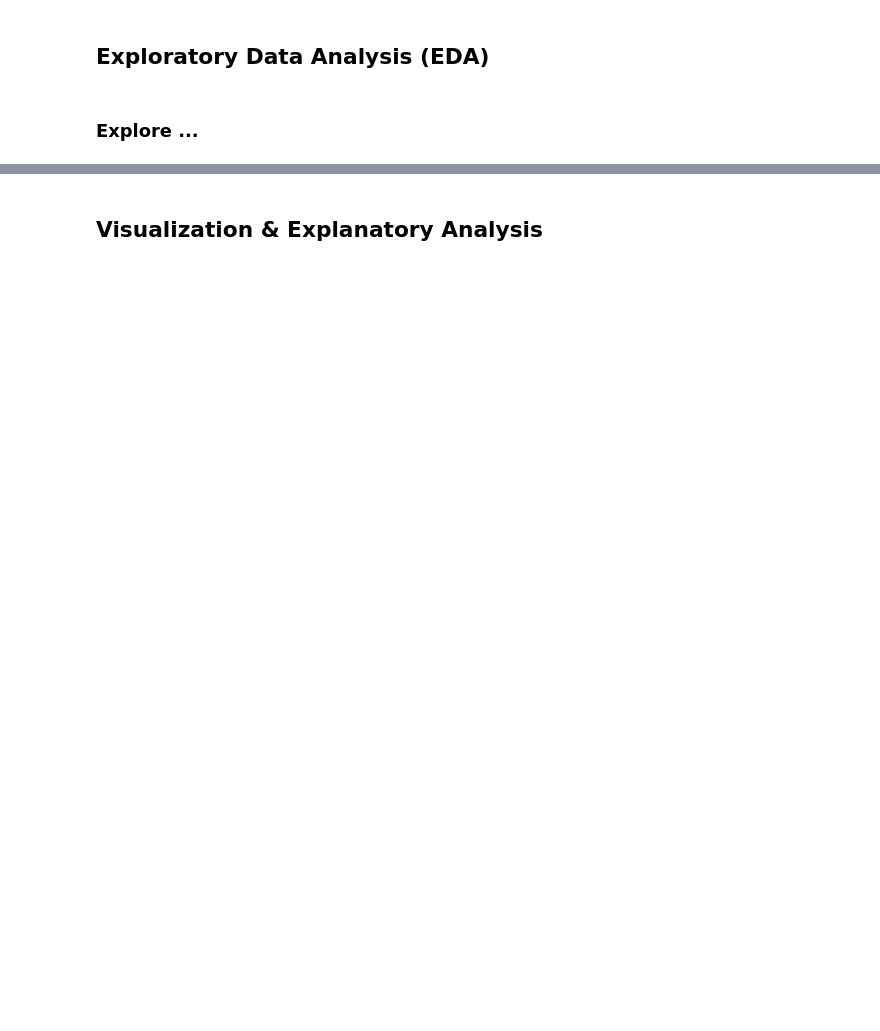
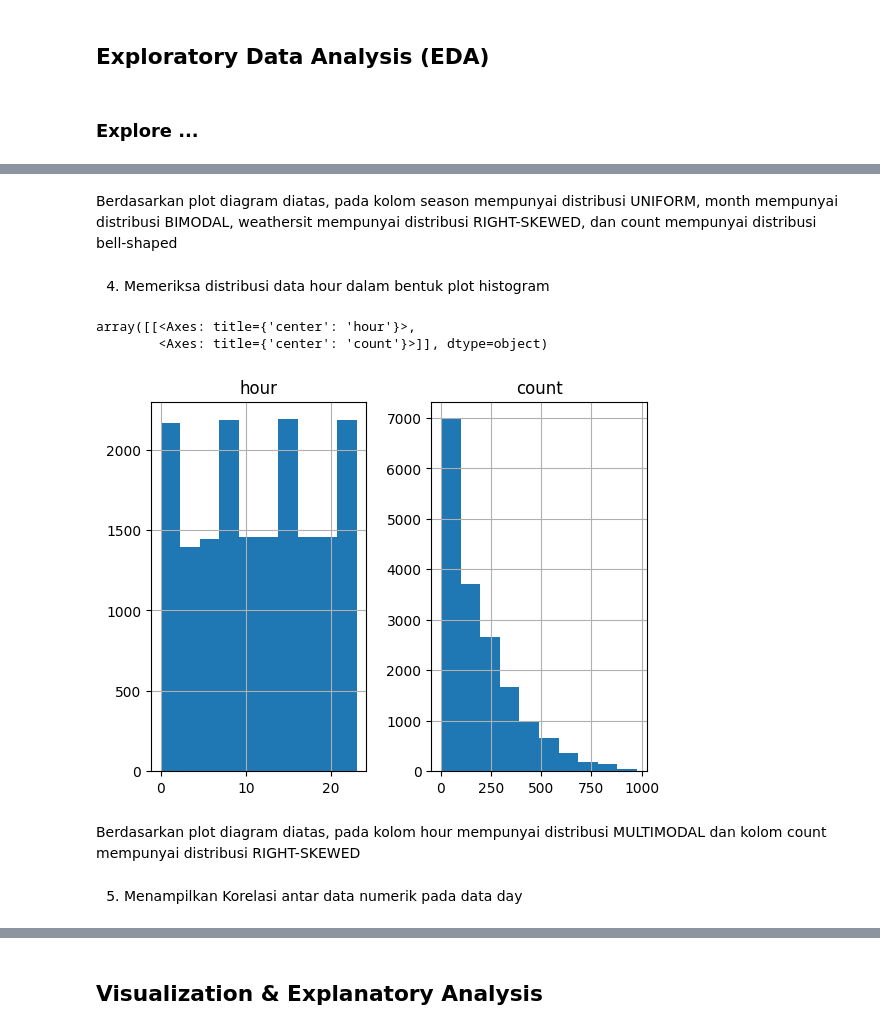
Before and after one commit to tenma33/submission, a Jupyter notebook: Proyek_Analisis_Data.ipynb, the cells around one changed output, grey strips where cells are left out. Cells and saved outputs as stored; diff of their text form; code cells hidden in the pictures; blank space fills up the shorter version.

```diff
--- a/Proyek_Analisis_Data.ipynb
+++ b/Proyek_Analisis_Data.ipynb
@@ -114,0 +192,8 @@ data_bike_hour_cleaned = data_bike_hour_cleaned.drop_duplicates()
+# %%
+drop_col = ['instant', 'dteday', 'season', 'yr', 'mnth', 'holiday', 'weekday', 'workingday', 'weathersit', 'temp', 'atemp', 'hum', 'windspeed', 'casual', 'registered']
+
+for i in data_bike_hour.columns:
+  if i in drop_col:
+    data_bike_hour.drop(labels=i, axis=1, inplace=True)
+
+data_bike_hour.head()
@@ -114,0 +225,7 @@ data_bike_hour_cleaned = data_bike_hour_cleaned.drop_duplicates()
+# %%
+data_bike_hour.rename(columns={
+  'hr': 'hour',
+  'cnt': 'count' #total sepeda yang disewakan
+}, inplace=True)
+
+data_bike_hour.head()
@@ -151,0 +309,14 @@ Musim yang ada pada data bike hour yaitu [1 2 3 4]
+# %% [markdown]
+Berdasarkan plot diagram diatas, pada kolom season mempunyai distribusi UNIFORM, month mempunyai distribusi BIMODAL, weathersit mempunyai distribusi RIGHT-SKEWED, dan count mempunyai distribusi bell-shaped
+# %% [markdown]
+4. Memeriksa distribusi data hour dalam bentuk plot histogram
+# %%
+data_bike_hour.hist()
+# %% [output]
+array([[<Axes: title={'center': 'hour'}>,
+        <Axes: title={'center': 'count'}>]], dtype=object)
+[figure, added]
+# %% [markdown]
+Berdasarkan plot diagram diatas, pada kolom hour mempunyai distribusi MULTIMODAL dan kolom count mempunyai distribusi RIGHT-SKEWED
+# %% [markdown]
+5. Menampilkan Korelasi antar data numerik pada data day
```
Also changed, not shown: parts of 78 cells of this notebook, 8 other files.
